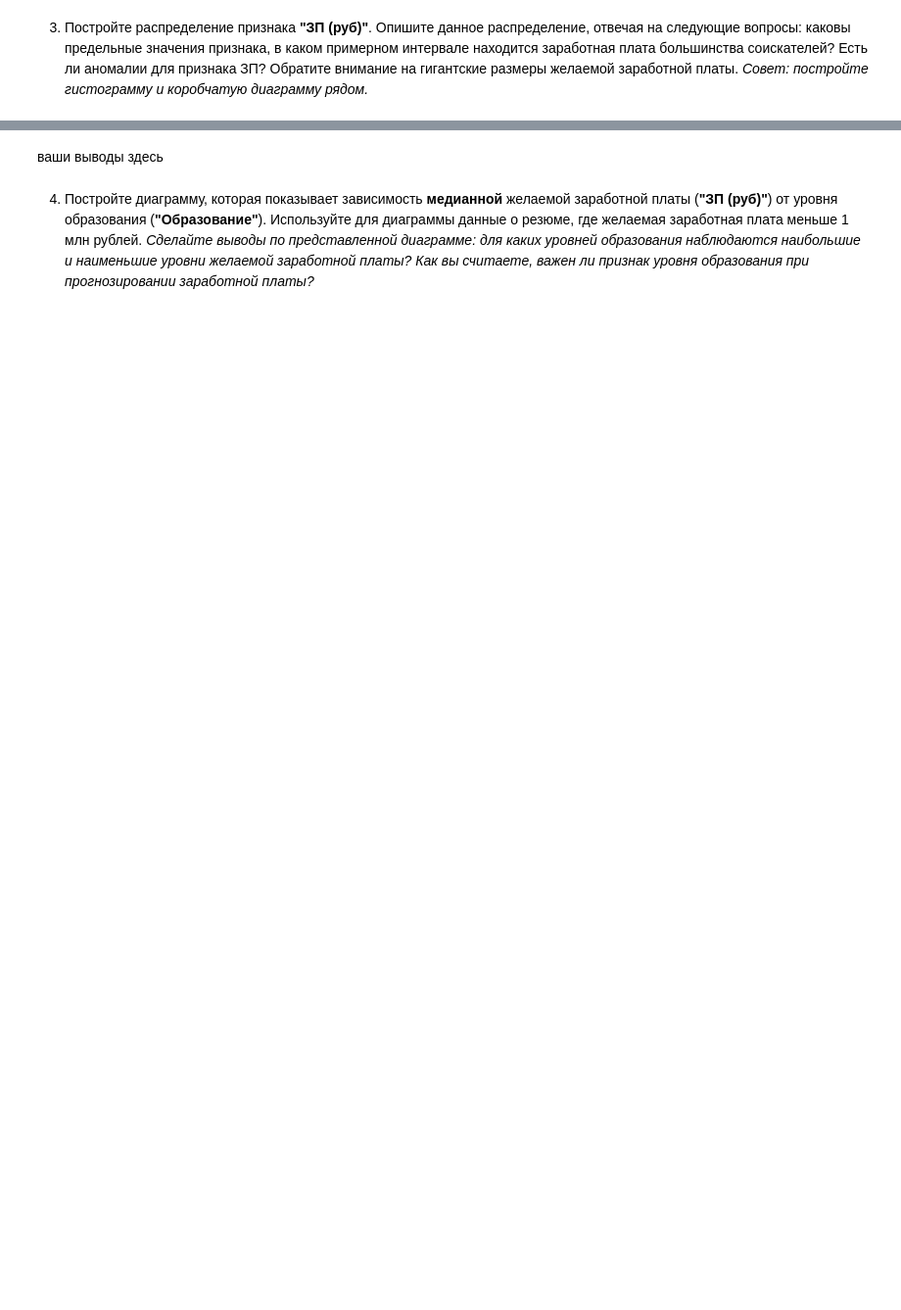
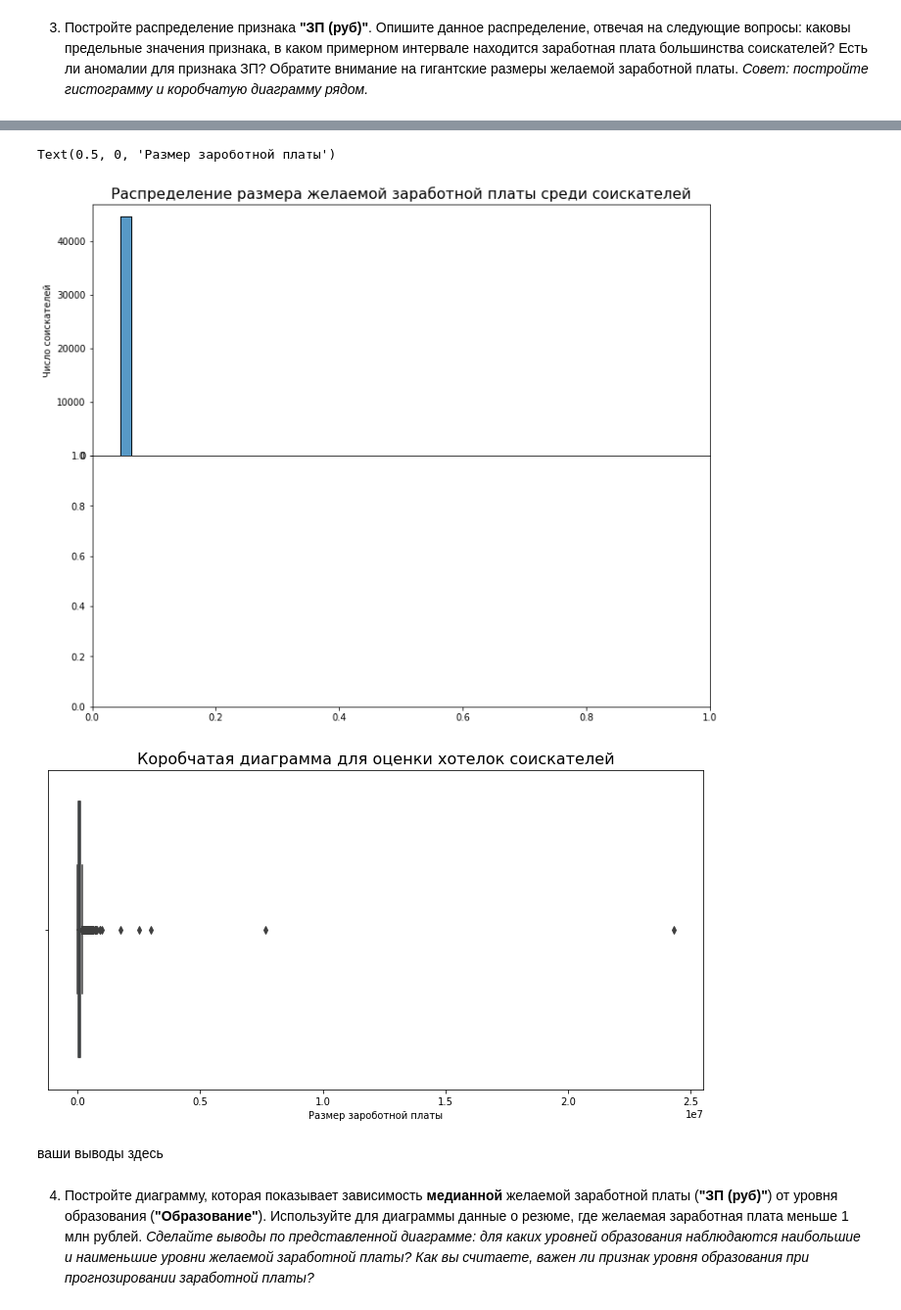
Before and after one commit to madskillskill/sf_data_science, a Jupyter notebook: PROJECT-1/Project_1.ipynb, the cells around one changed output, grey strips where cells are left out. Shown at 98% size. Saved outputs shown, nothing was run; the diff lists cells and outputs as text; code cells hidden in the pictures; blank space fills up the shorter version.

```diff
--- a/PROJECT-1/Project_1.ipynb
+++ b/PROJECT-1/Project_1.ipynb
@@ -552,4 +526,24 @@ NameError: name 'e_r_lock' is not defined
 3. Постройте распределение признака **"ЗП (руб)"**. Опишите данное распределение, отвечая на следующие вопросы: каковы предельные значения признака, в каком примерном интервале находится заработная плата большинства соискателей? Есть ли аномалии для признака ЗП? Обратите внимание на гигантские размеры желаемой заработной платы.
 *Совет: постройте гистограмму и коробчатую диаграмму рядом.*
 # %%
-# ваш код здесь
+print(hh_df[hh_df['ЗП (руб)']>1000000]['ЗП (руб)'].count)
+print(hh_df['ЗП (руб)'].mean)
+
+fig, axes = plt.subplots(nrows=2, ncols=1, figsize=(12, 10))
+plt.subplots_adjust(hspace=.0)
+
+histplot1 = sns.histplot(
+    data=hh_df,
+    x='ЗП (руб)',
+    bins=50,
+    ax=axes[0],
+)
+histplot1.set_title('Распределение размера желаемой заработной платы среди соискателей', fontsize=16)
+histplot1.set_xlabel('Зароботная плата')
+histplot1.set_ylabel('Число соискателей')
+
+fig = plt.figure(figsize=(12, 6))
+boxplot = sns.boxplot(data=hh_df, x='ЗП (руб)')
+boxplot.set_title('Коробчатая диаграмма для оценки хотелок соискателей', fontsize=16)
+boxplot.set_xlabel('Размер зароботной платы')
+# %% [output]
@@ -556,3 +568,6 @@ NameError: name 'e_r_lock' is not defined
+Text(0.5, 0, 'Размер зароботной платы')
+[figure, added]
+[figure, added]
 # %% [markdown]
 ваши выводы здесь
 # %% [markdown]
```
Also changed, not shown: parts of 8 cells of this notebook, 4 other files.
